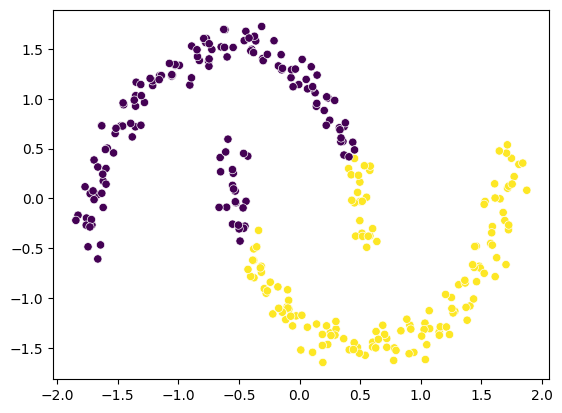
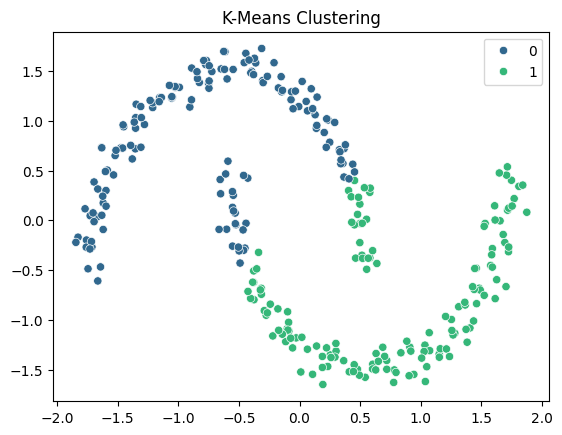
The change to this notebook cell's code, shown as a diff; its figure went from the first image to the second:
--- before
+++ after
@@ -1 +1,3 @@
-sns.scatterplot(x=X_scaled[:,0], y=X_scaled[:, 1], c=labels)
+sns.scatterplot(x=X_scaled[:, 0], y=X_scaled[:, 1], hue=labels, palette="viridis")
+plt.title("K-Means Clustering")
+plt.show()

Commit: complete